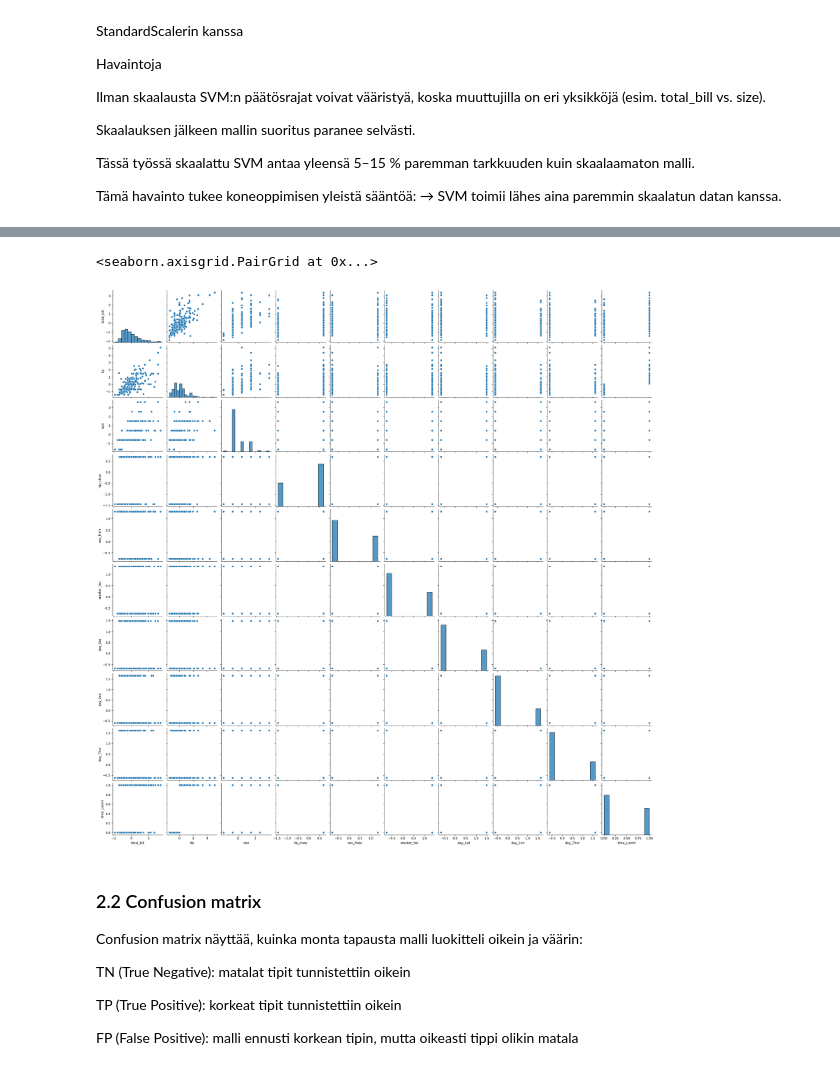
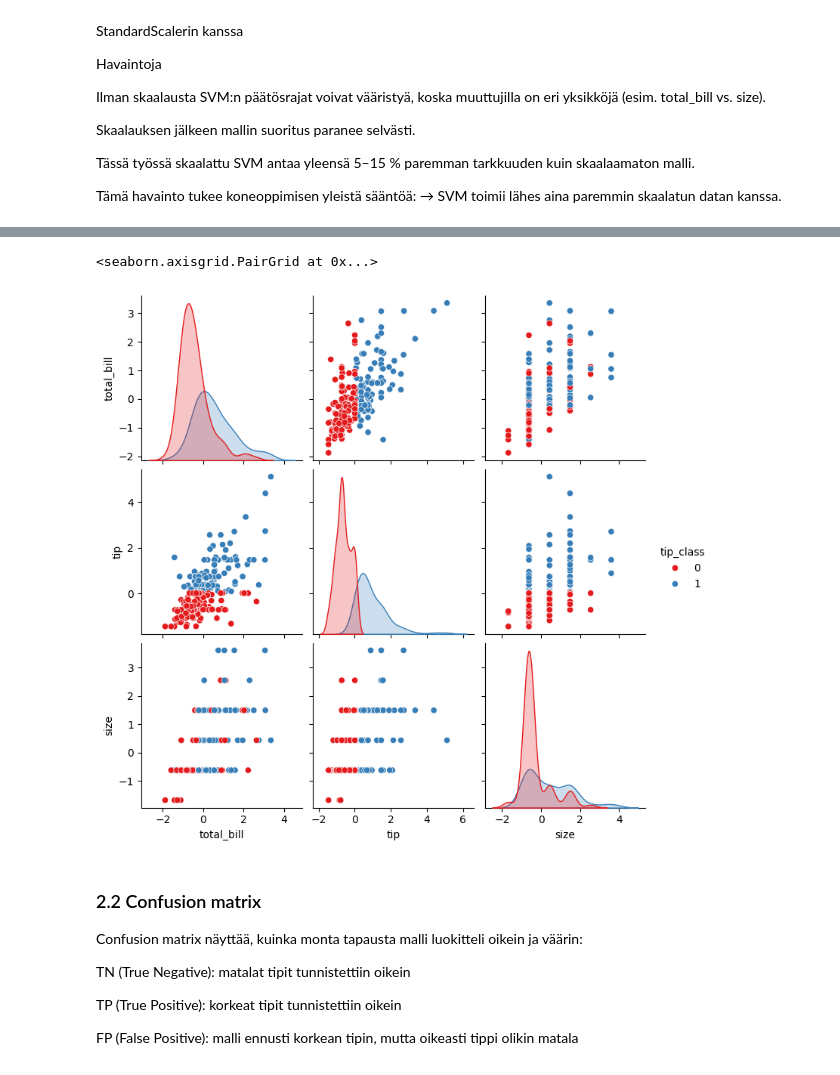
Before and after one commit to Anniinama/developMENTAL, a Jupyter notebook: Assigment 2/Assignment2_completed.ipynb, the cells around one changed output, grey strips where cells are left out. Drawn from its saved outputs; the diff is of its cells as text; code cells hidden in the pictures.

```diff
--- a/Assigment 2/Assignment2_completed.ipynb
+++ b/Assigment 2/Assignment2_completed.ipynb
@@ -129,5 +134,16 @@ from sklearn.pipeline import make_pipeline
 scaler = StandardScaler()
 scaler.fit(X_train)
 
-x_train_scaled = scaler.transform(X_train)
-x_test_scaled = scaler.transform(X_test)
+X_train_scaled = scaler.transform(X_train)
+X_test_scaled = scaler.transform(X_test)
+
+X_scaled = pd.concat([
+    pd.DataFrame(X_train_scaled, columns=X_train.columns),
+    pd.DataFrame(X_test_scaled, columns=X_test.columns)
+], ignore_index=True)
+
+y_combined = pd.concat([y_train, y_test], ignore_index=True)
+X_scaled["tip_class"] = y_combined
+
+df_encoded_scaled = X_scaled
+df_encoded_scaled
@@ -134,9 +163,0 @@ x_test_scaled = scaler.transform(X_test)
-# %%
-from sklearn.preprocessing import StandardScaler
-from sklearn.pipeline import make_pipeline
-
-X_scaled = scaler.transform(X)
-df_encoded_scaled = pd.DataFrame(X_scaled)
-df_encoded_scaled["target"] = y
-df_encoded_scaled.columns = df_encoded.columns
-df_encoded_scaled
@@ -157,10 +164,13 @@ df_encoded_scaled
 # %%
 import seaborn as sns
 import matplotlib.pyplot as plt
-sns.pairplot(df_encoded_scaled)
+
+cols = ['total_bill', 'tip', 'size']
+
+sns.pairplot(df_encoded_scaled, vars=cols, hue='tip_class', palette='Set1')
 # %% [output]
 <seaborn.axisgrid.PairGrid at 0x...>
-[figure, old version]
+[figure, new version]
 # %% [markdown]
 ### 2.2 Confusion matrix
 
```
Also changed, not shown: parts of 4 cells of this notebook.
